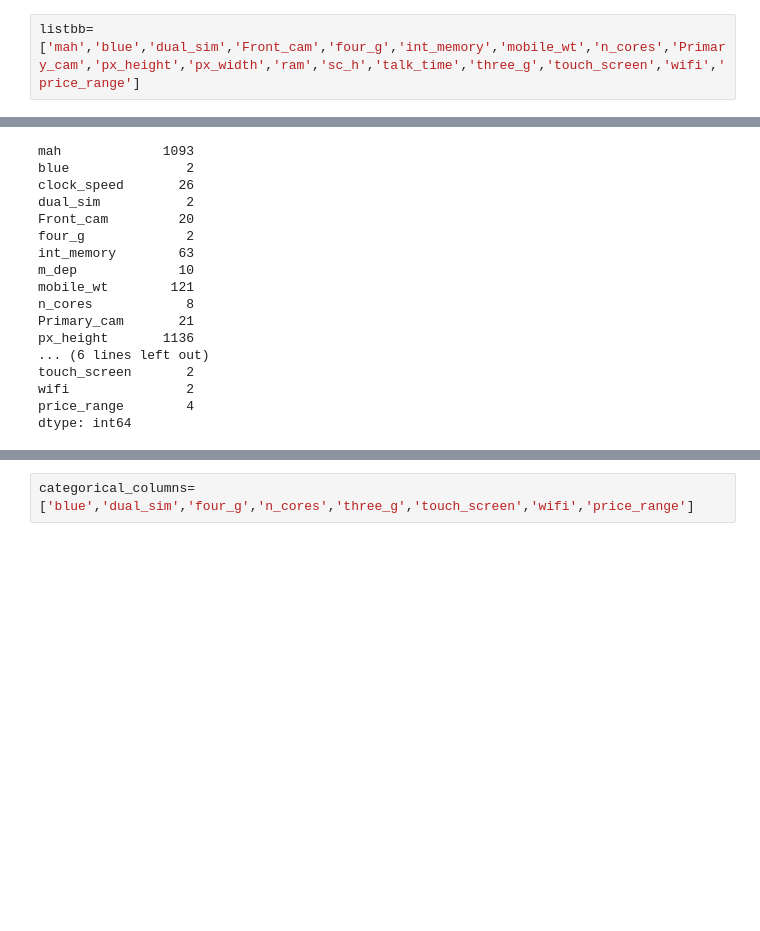
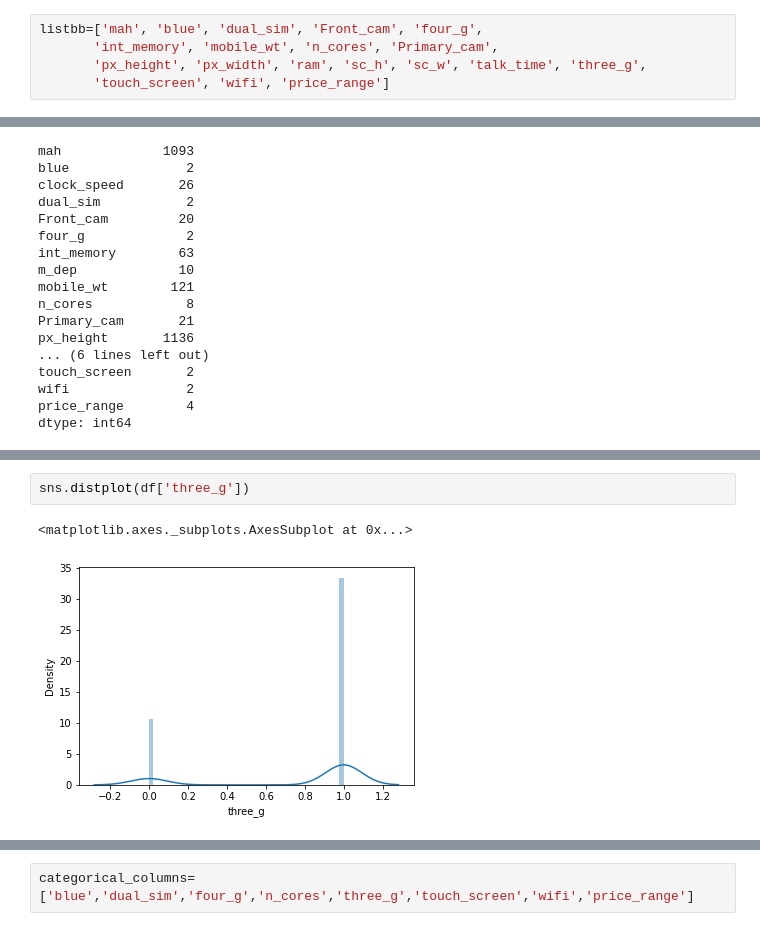
Before and after one commit to tarun422/Mobile-Price-Range-Prediction, a Jupyter notebook: Mobile_Price_Range_Prediction.ipynb, the cells around one changed output, grey strips where cells are left out. Drawn from its saved outputs; the diff is of its cells as text; blank space fills up the shorter version.

```diff
--- a/Mobile_Price_Range_Prediction.ipynb
+++ b/Mobile_Price_Range_Prediction.ipynb
@@ -309,5 +356,8 @@ memory usage: 327.9 KB
 # %%
-listbb=['mah','blue','dual_sim','Front_cam','four_g','int_memory','mobile_wt','n_cores','Primary_cam','px_height','px_width','ram','sc_h','talk_time','three_g','touch_screen','wifi','price_range']
+listbb=['mah', 'blue', 'dual_sim', 'Front_cam', 'four_g',
+       'int_memory', 'mobile_wt', 'n_cores', 'Primary_cam',
+       'px_height', 'px_width', 'ram', 'sc_h', 'sc_w', 'talk_time', 'three_g',
+       'touch_screen', 'wifi', 'price_range']
 # %%
 for i in listbb:
  df[i]=df[i].astype('int16')
@@ -383,3 +438,8 @@ for i in df.columns:
 [figure]
 [figure]
 ... (9 outputs left out)
+# %%
+sns.distplot(df['three_g'])
+# %% [output]
+<matplotlib.axes._subplots.AxesSubplot at 0x...>
+[figure, added]
```
Also changed, not shown: parts of 58 cells of this notebook.
